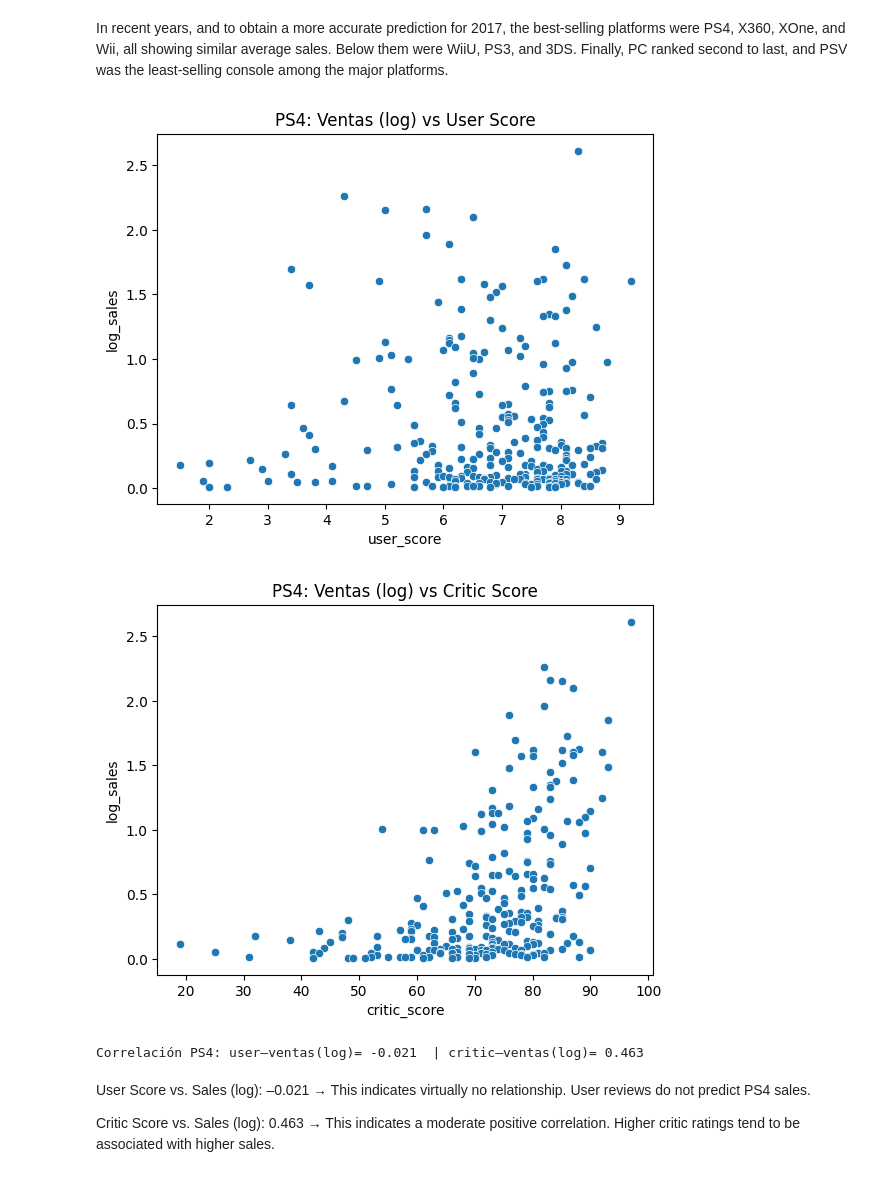
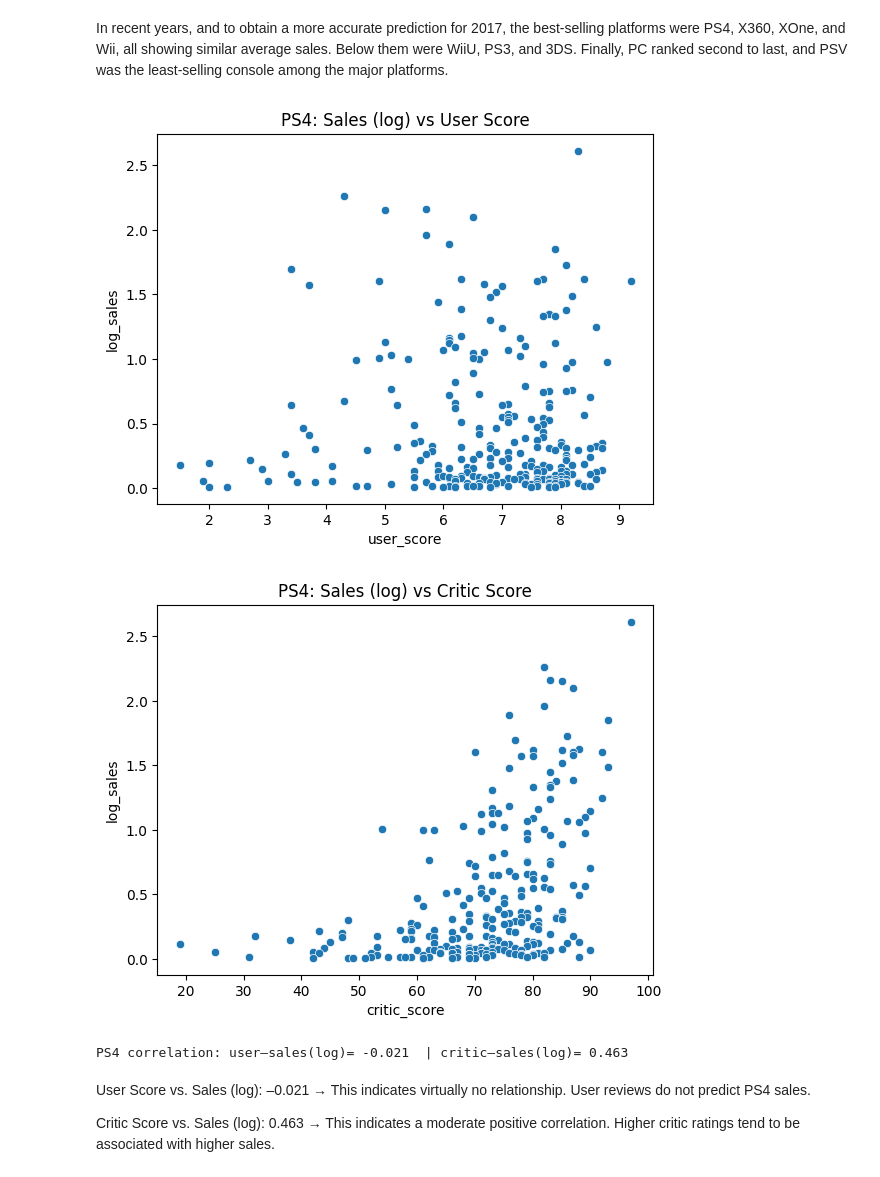
Before and after one commit to lgutierrezm1205-max/Video-Game-Sales-Analysis, a Jupyter notebook: video_game_sales_analysis.ipynb, the cells around one changed output. Saved outputs shown, nothing was run; the diff lists cells and outputs as text; code cells hidden in the pictures.

```diff
--- a/video_game_sales_analysis.ipynb
+++ b/video_game_sales_analysis.ipynb
@@ -202,27 +222,32 @@ plt.show()
 # %% [markdown]
 In recent years, and to obtain a more accurate prediction for 2017, the best-selling platforms were PS4, X360, XOne, and Wii, all showing similar average sales. Below them were WiiU, PS3, and 3DS. Finally, PC ranked second to last, and PSV was the least-selling console among the major platforms.
 # %%
+# Filter PS4 games from the recent dataset
 ps4 = recent[recent['platform']=='PS4'].copy()
 
-# Atenuar sesgo con log1p
+# Apply log1p transformation to reduce skewness in total sales
 ps4['log_sales'] = np.log1p(ps4['total_sales'])
 
-# Limpiar user_score (0–10) y critic_score (0–100) si no lo hiciste antes
-# (ya están como float y con NaN conservados)
+# Plot log-transformed sales vs user score
 ax = sns.scatterplot(data=ps4, x='user_score', y='log_sales')
-ax.set_title('PS4: Ventas (log) vs User Score'); plt.show()
+ax.set_title('PS4: Sales (log) vs User Score')
+plt.show()
 
+# Plot log-transformed sales vs critic score
 ax = sns.scatterplot(data=ps4, x='critic_score', y='log_sales')
-ax.set_title('PS4: Ventas (log) vs Critic Score'); plt.show()
+ax.set_title('PS4: Sales (log) vs Critic Score')
+plt.show()
 
+# Calculate Pearson correlation between scores and log sales
 corr_user = ps4[['user_score','log_sales']].corr(method='pearson').iloc[0,1]
 corr_crit = ps4[['critic_score','log_sales']].corr(method='pearson').iloc[0,1]
-print('Correlación PS4: user–ventas(log)=', round(corr_user,3),
-      ' | critic–ventas(log)=', round(corr_crit,3))
+
+print('PS4 correlation: user–sales(log)=', round(corr_user,3),
+      ' | critic–sales(log)=', round(corr_crit,3))
 # %% [output]
-[figure, old version]
+[figure, new version]
-[figure, old version]
+[figure, new version]
-Correlación PS4: user–ventas(log)= -0.021  | critic–ventas(log)= 0.463
+PS4 correlation: user–sales(log)= -0.021  | critic–sales(log)= 0.463
 # %% [markdown]
 User Score vs. Sales (log): –0.021 → This indicates virtually no relationship. User reviews do not predict PS4 sales.
 
```
Also changed, not shown: parts of 7 cells of this notebook.
